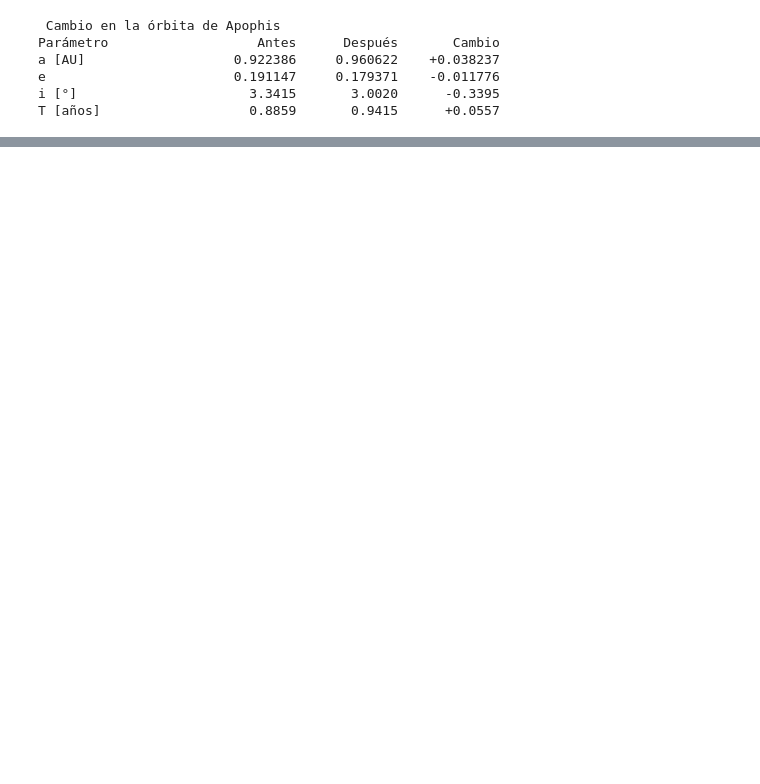
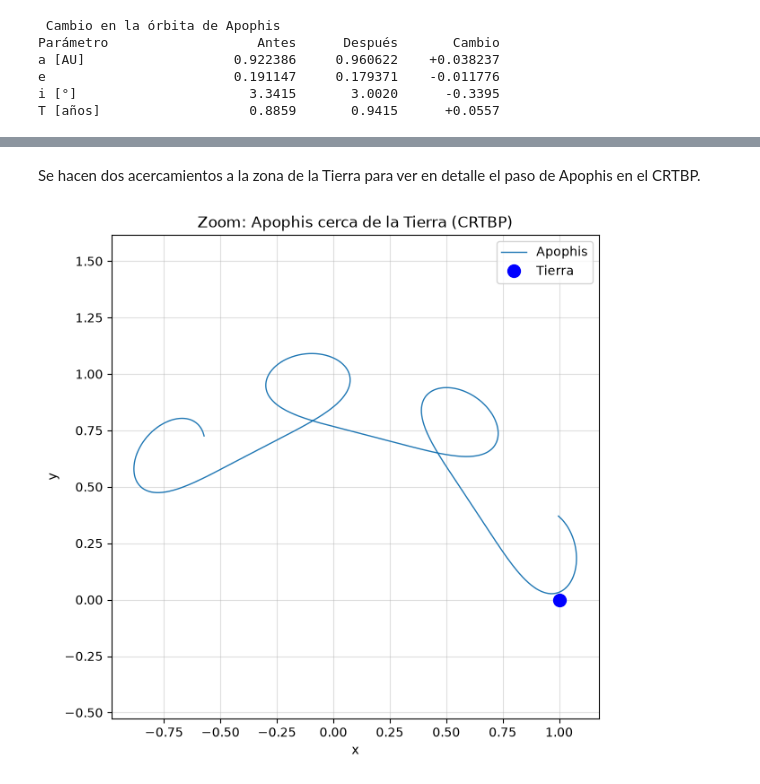
Before and after one commit to meccel-2026-2/Proyecto-del-curso-Apophis, a Jupyter notebook: proyecto-del-curso-Apophis---revision.ipynb, the cells around one changed output, grey strips where cells are left out. Drawn from its saved outputs; the diff is of its cells as text; code cells hidden in the pictures; blank space fills up the shorter version.

```diff
--- a/proyecto-del-curso-Apophis---revision.ipynb
+++ b/proyecto-del-curso-Apophis---revision.ipynb
@@ -1093,0 +1240,17 @@ T [años]                   0.8859       0.9415      +0.0557
+# %% [markdown]
+Se hacen dos acercamientos a la zona de la Tierra para ver en detalle el paso de Apophis en el CRTBP.
+# %%
+plt.figure(figsize=(7, 7))
+plt.plot(xs, ys, lw=1, label='Apophis')
+plt.plot(1 - alfa, 0, 'bo', ms=10, label='Tierra')
+plt.xlim(0.85, 1.15)
+plt.ylim(-0.15, 0.15)
+plt.axis('equal')
+plt.grid(True, alpha=0.4)
+plt.xlabel('x')
+plt.ylabel('y')
+plt.title('Zoom: Apophis cerca de la Tierra (CRTBP)')
+plt.legend()
+plt.show()
+# %% [output]
+[figure, added]
```
Also changed, not shown: parts of 53 cells of this notebook.
